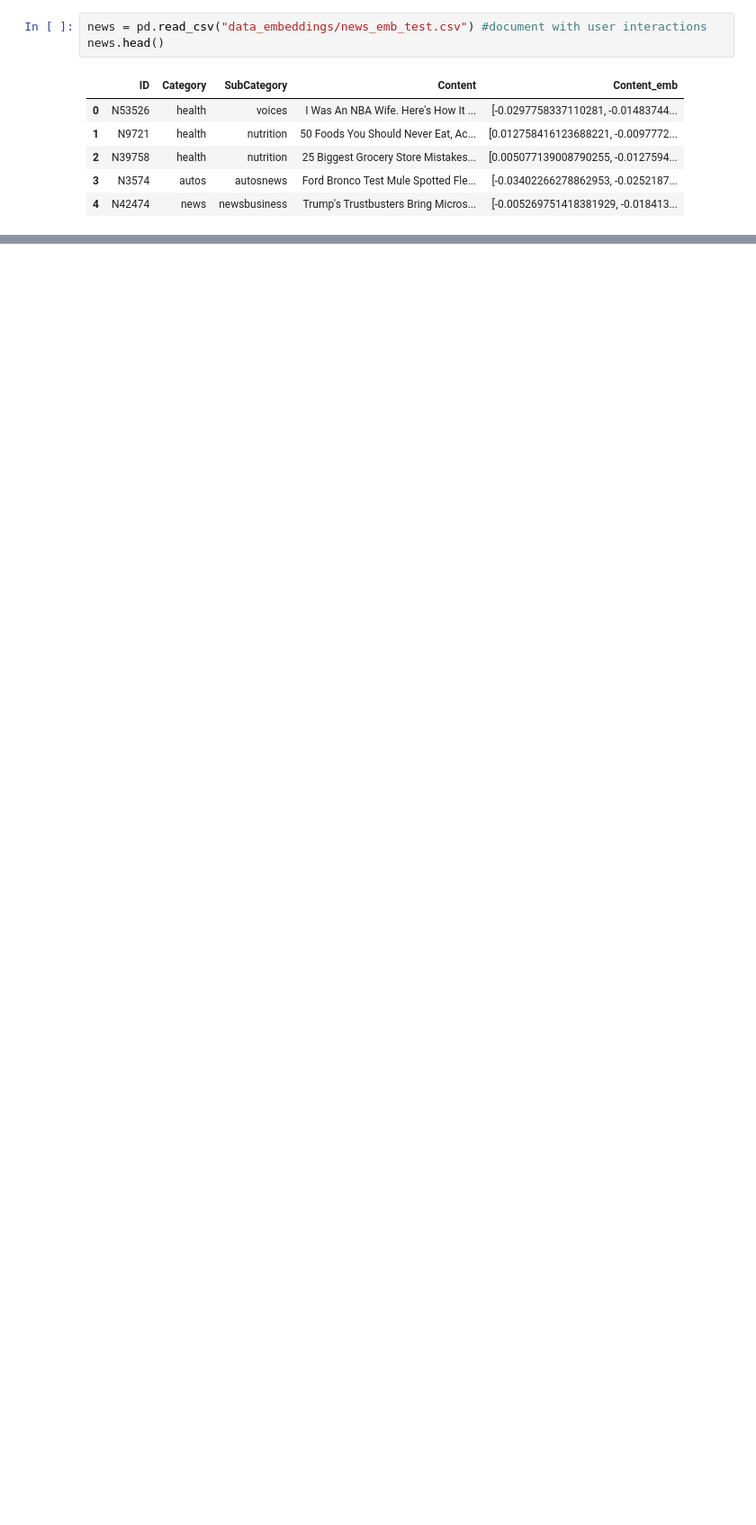
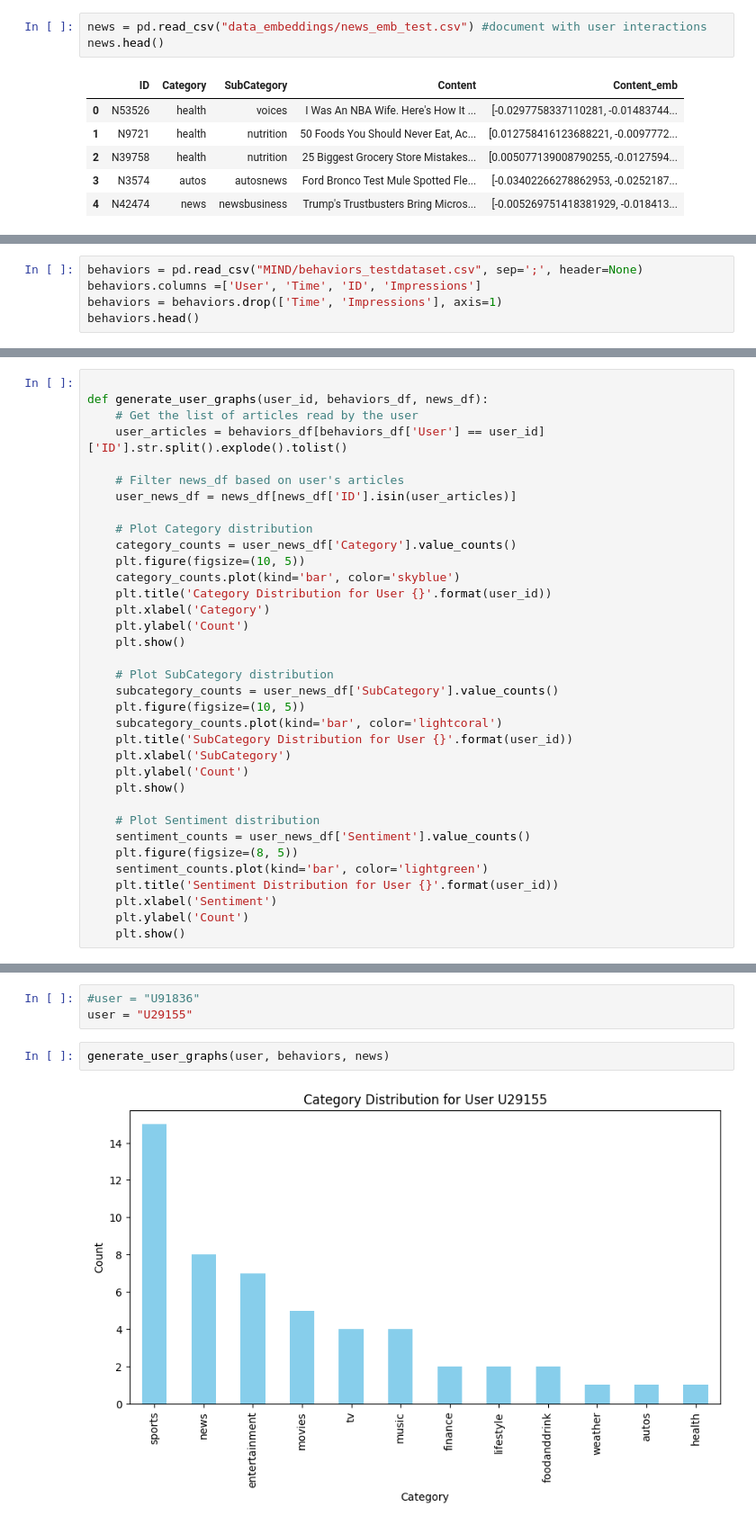
Before and after one commit to krisbara/GPT-Recommender-systems, a Jupyter notebook: sentiment_analysis.ipynb, the cells around one changed output, grey strips where cells are left out. Shown at 90% size. Cells and saved outputs as stored; diff of their text form; blank space fills up the shorter version.

Commit message:
distribution

```diff
--- a/sentiment_analysis.ipynb
+++ b/sentiment_analysis.ipynb
@@ -49,0 +58,5 @@ news.to_csv("sentiment_test.csv")
+# %%
+behaviors = pd.read_csv("MIND/behaviors_testdataset.csv", sep=';', header=None)
+behaviors.columns =['User', 'Time', 'ID', 'Impressions']
+behaviors = behaviors.drop(['Time', 'Impressions'], axis=1)
+behaviors.head()
@@ -49,0 +70,35 @@ news.to_csv("sentiment_test.csv")
+# %%
+
+def generate_user_graphs(user_id, behaviors_df, news_df):
+    # Get the list of articles read by the user
+    user_articles = behaviors_df[behaviors_df['User'] == user_id]['ID'].str.split().explode().tolist()
+
+    # Filter news_df based on user's articles
+    user_news_df = news_df[news_df['ID'].isin(user_articles)]
+
+    # Plot Category distribution
+    category_counts = user_news_df['Category'].value_counts()
+    plt.figure(figsize=(10, 5))
+    category_counts.plot(kind='bar', color='skyblue')
+    plt.title('Category Distribution for User {}'.format(user_id))
+    plt.xlabel('Category')
+    plt.ylabel('Count')
+    plt.show()
+
+    # Plot SubCategory distribution
+    subcategory_counts = user_news_df['SubCategory'].value_counts()
+    plt.figure(figsize=(10, 5))
+    subcategory_counts.plot(kind='bar', color='lightcoral')
+    plt.title('SubCategory Distribution for User {}'.format(user_id))
+    plt.xlabel('SubCategory')
+    plt.ylabel('Count')
+    plt.show()
+
+    # Plot Sentiment distribution
+    sentiment_counts = user_news_df['Sentiment'].value_counts()
+    plt.figure(figsize=(8, 5))
+    sentiment_counts.plot(kind='bar', color='lightgreen')
+    plt.title('Sentiment Distribution for User {}'.format(user_id))
+    plt.xlabel('Sentiment')
+    plt.ylabel('Count')
+    plt.show()
@@ -49,0 +144,7 @@ news.to_csv("sentiment_test.csv")
+# %%
+#user = "U91836"
+user = "U29155"
+# %%
+generate_user_graphs(user, behaviors, news)
+# %% [output]
+[figure, added]
```
Also changed, not shown: parts of 8 cells of this notebook, 1 other file.
